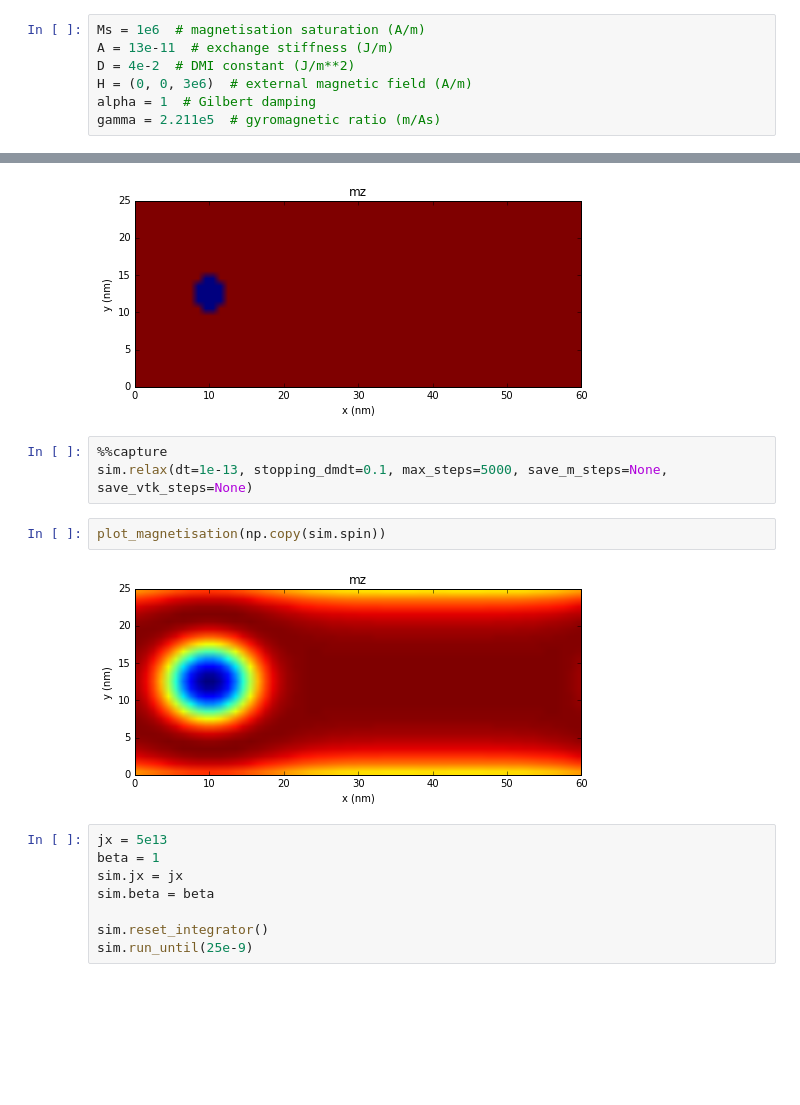
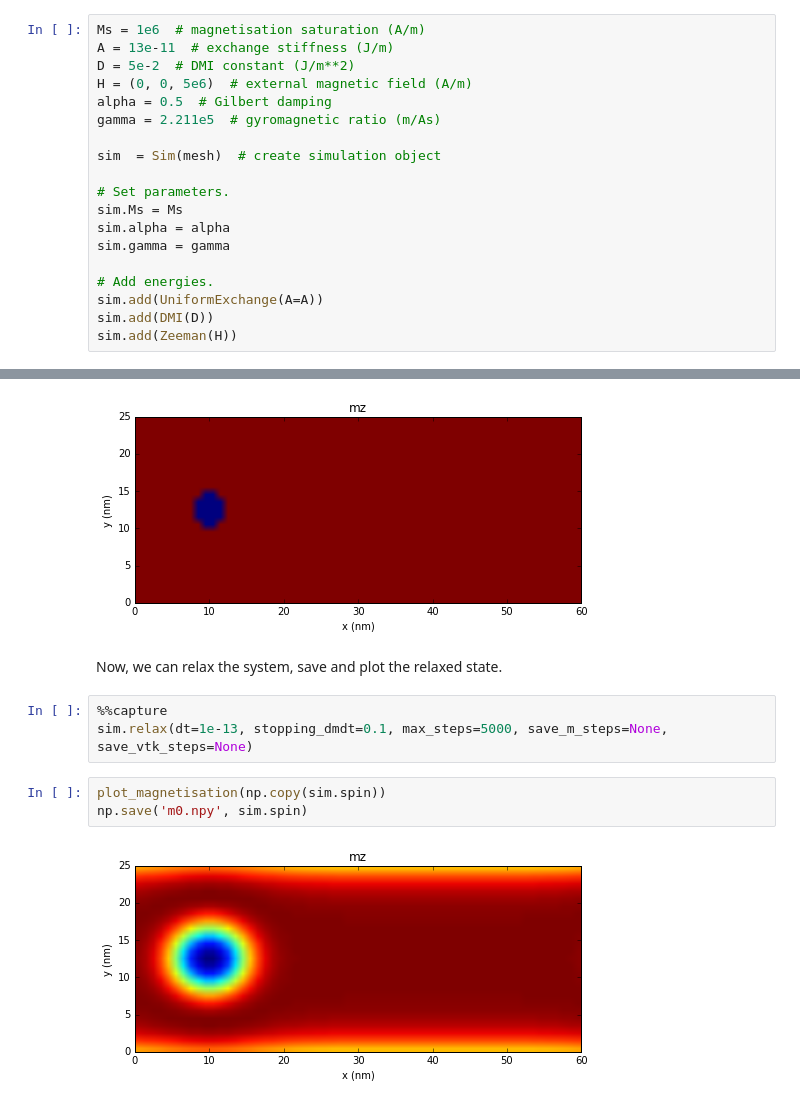
Before and after one commit to computationalmodelling/fidimag, a Jupyter notebook: doc/ipynb/Spin-polarised-current-driven-skyrmion.ipynb, the cells around one changed output, grey strips where cells are left out. Drawn from its saved outputs; the diff is of its cells as text; blank space fills up the shorter version.

Commit message:
Spin-polarised current driven tutorial added.

```diff
--- a/doc/ipynb/Spin-polarised-current-driven-skyrmion.ipynb
+++ b/doc/ipynb/Spin-polarised-current-driven-skyrmion.ipynb
@@ -34,7 +46,19 @@ mesh = CuboidMesh(nx=a, ny=b, nz=1, dx=dx, dy=dy, dz=dz, unit_length=1e-9, perio
 # %%
 Ms = 1e6  # magnetisation saturation (A/m)
 A = 13e-11  # exchange stiffness (J/m)
-D = 4e-2  # DMI constant (J/m**2)
-H = (0, 0, 3e6)  # external magnetic field (A/m)
-alpha = 1  # Gilbert damping
+D = 5e-2  # DMI constant (J/m**2)
+H = (0, 0, 5e6)  # external magnetic field (A/m)
+alpha = 0.5  # Gilbert damping
 gamma = 2.211e5  # gyromagnetic ratio (m/As)
+
+sim  = Sim(mesh)  # create simulation object
+
+# Set parameters.
+sim.Ms = Ms
+sim.alpha = alpha
+sim.gamma = gamma
+
+# Add energies.
+sim.add(UniformExchange(A=A))
+sim.add(DMI(D))
+sim.add(Zeeman(H))
@@ -75,18 +89,13 @@ sim.set_m(m_initial)
 plot_magnetisation(np.copy(sim.spin))
 # %% [output]
 [figure]
+# %% [markdown]
+Now, we can relax the system, save and plot the relaxed state.
 # %%
 %%capture
 sim.relax(dt=1e-13, stopping_dmdt=0.1, max_steps=5000, save_m_steps=None, save_vtk_steps=None)
 # %%
 plot_magnetisation(np.copy(sim.spin))
+np.save('m0.npy', sim.spin)
 # %% [output]
-[figure, old version]
+[figure, new version]
-# %%
-jx = 5e13
-beta = 1
-sim.jx = jx
-sim.beta = beta
-
-sim.reset_integrator()
-sim.run_until(25e-9)
```
Also changed, not shown: parts of 12 cells of this notebook.
